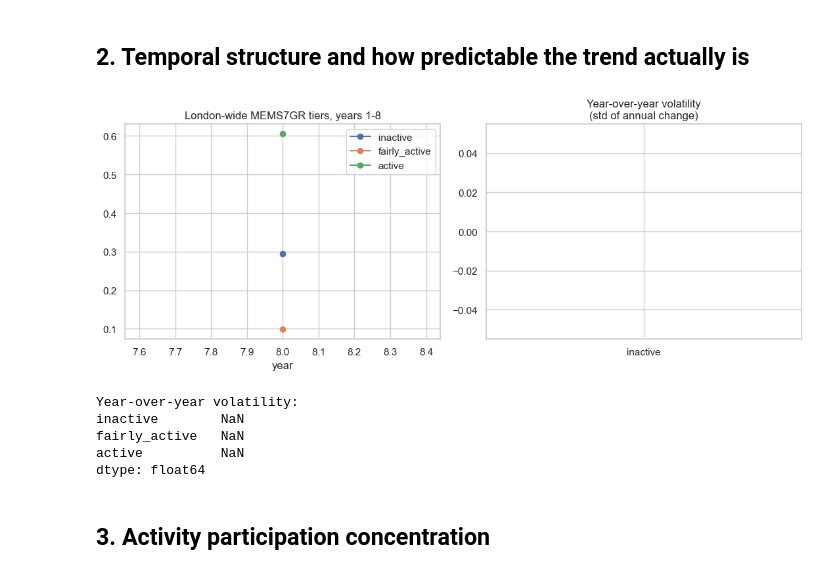
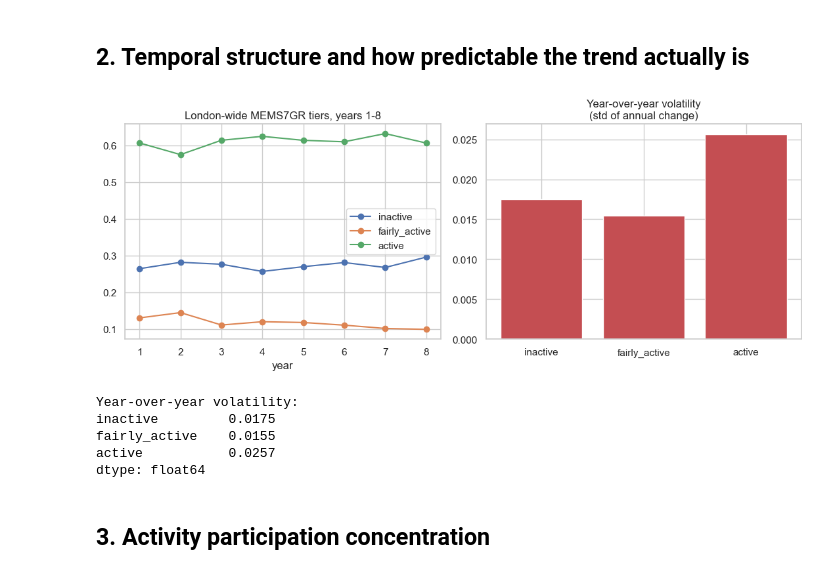
Before and after one commit to YifengMao666/London-Sport2-Group20, a Jupyter notebook: Jingyi Hua/notebooks/05_RQ3_pre_modeling_eda.ipynb, the cells around one changed output. Drawn from its saved outputs; the diff is of its cells as text; code cells hidden in the pictures.

```diff
--- a/Jingyi Hua/notebooks/05_RQ3_pre_modeling_eda.ipynb
+++ b/Jingyi Hua/notebooks/05_RQ3_pre_modeling_eda.ipynb
@@ -78,41 +78,45 @@ Name: small_cell, dtype: float64
 # %% [markdown]
 ## 2. Temporal structure and how predictable the trend actually is
 # %%
+valid_overall = dis_overall.dropna(
+    subset=['inactive_rate', 'fairly_active_rate', 'active_rate', 'weighted_n']
+).query('weighted_n > 0')
+
 london_trend = (
-    dis_overall.groupby('year')
+    valid_overall.groupby('year')[['inactive_rate', 'fairly_active_rate', 'active_rate', 'weighted_n']]
     .apply(lambda g: pd.Series({
         'inactive': np.average(g['inactive_rate'], weights=g['weighted_n']),
         'fairly_active': np.average(g['fairly_active_rate'], weights=g['weighted_n']),
         'active': np.average(g['active_rate'], weights=g['weighted_n']),
     }))
     .reset_index()
 )
 
 year_over_year_change = london_trend[['inactive', 'fairly_active', 'active']].diff().dropna()
 volatility = year_over_year_change.std()
 
 fig, axes = plt.subplots(1, 2, figsize=(11, 4.5))
 for column in ['inactive', 'fairly_active', 'active']:
     axes[0].plot(london_trend['year'], london_trend[column], marker='o', label=column)
 axes[0].set_title('London-wide MEMS7GR tiers, years 1-8')
 axes[0].set_xlabel('year')
 axes[0].legend()
 
 axes[1].bar(volatility.index, volatility.values, color='#C44E52')
 axes[1].set_title('Year-over-year volatility\n(std of annual change)')
 
 plt.tight_layout()
 plt.savefig(FIGURE_DIR / 'figure_02_trend_and_volatility.png', dpi=150)
 plt.show()
 
 print('Year-over-year volatility:')
 print(volatility.round(4))
 # %% [output]
-[figure, old version]
+[figure, new version]
 Year-over-year volatility:
-inactive        NaN
-fairly_active   NaN
-active          NaN
+inactive         0.0175
+fairly_active    0.0155
+active           0.0257
 dtype: float64
 # %% [markdown]
 ## 3. Activity participation concentration
```
Also changed, not shown: parts of 4 cells of this notebook, 1 other file.
